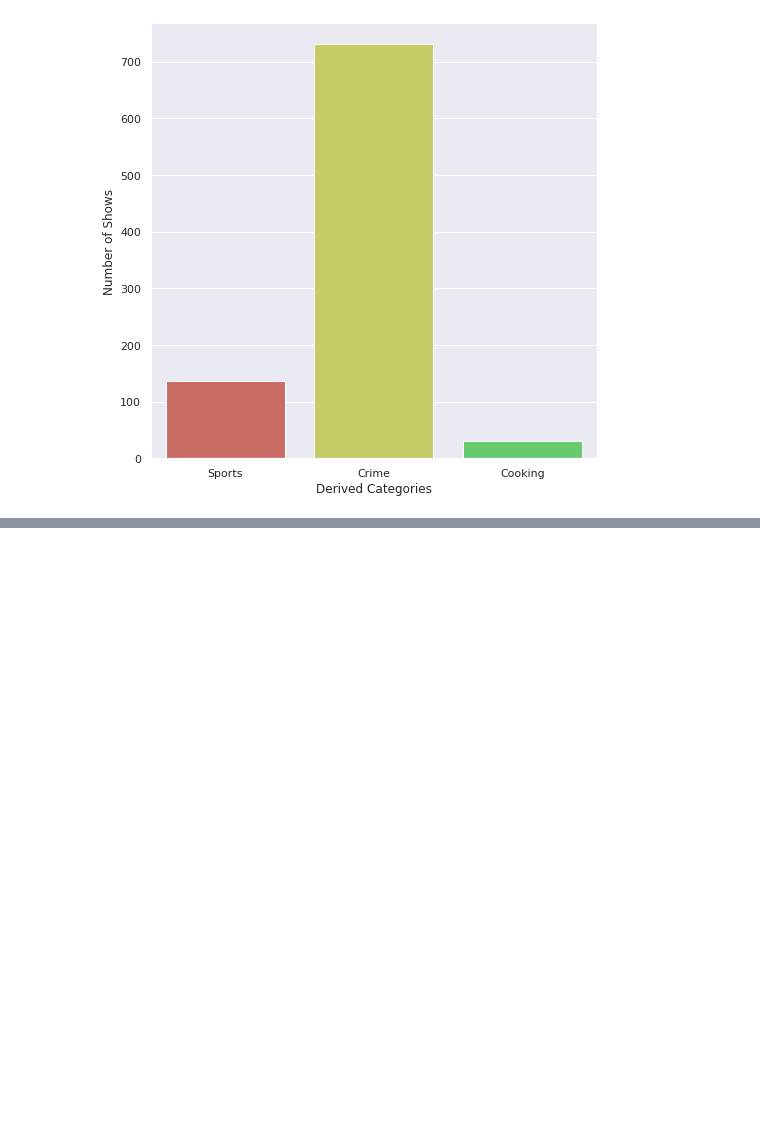
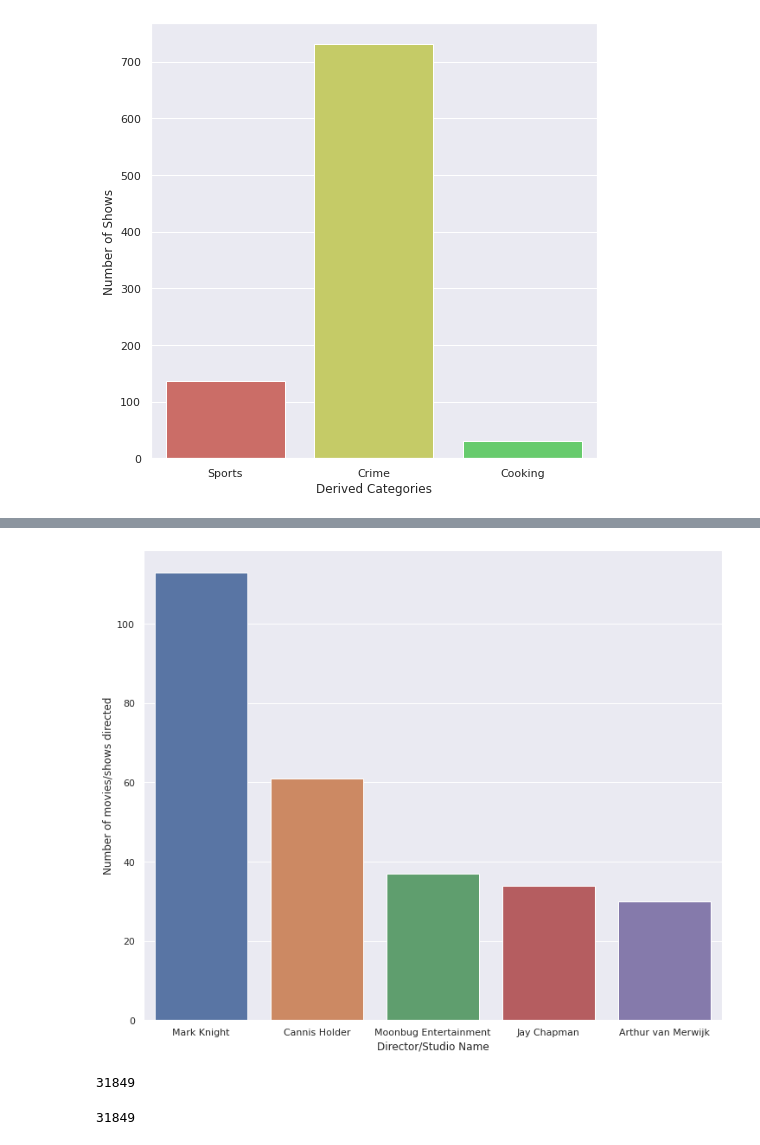
Before and after one commit to Ujwal-B/data_science_practice, a Jupyter notebook: amazonprimedataset-eda.ipynb, the cells around one changed output, grey strips where cells are left out. Cells and saved outputs as stored; diff of their text form; code cells hidden in the pictures; blank space fills up the shorter version.

Commit message:
Added a few categorical plots

```diff
--- a/amazonprimedataset-eda.ipynb
+++ b/amazonprimedataset-eda.ipynb
@@ -275,3 +276,7 @@ sns.set_palette(custom_palette)
 ax = sns.barplot(x=sbdf['Derived Categories'], y=sbdf['Number of Shows'])
 # %% [output]
 [figure]
+# %%
+ddf = df['director'].value_counts().reset_index().head(5)
+ddf.columns = ['Director/Studio Name', 'Number of movies/shows directed']
+ddf
@@ -277,0 +290,28 @@ ax = sns.barplot(x=sbdf['Derived Categories'], y=sbdf['Number of Shows'])
+# %%
+sns.set(rc = {'figure.figsize':(12,10)})
+ax = sns.barplot (x=ddf['Director/Studio Name'], y=ddf['Number of movies/shows directed'])
+# %% [output]
+[figure, added]
+# %%
+cast_set = set()
+for item in df['cast']:
+    if type(item) == str:
+        item = item.split(',')
+        for x in item:
+            x = x.strip()
+            cast_set.add(x)
+print(len(cast_set))
+# %% [output]
+31849
+# %%
+cast_dict = {}
+for item in cast_set:
+    cast_dict[item] = 0
+for item in df['cast']:
+    if type(item) == str:
+        for x in cast_set:
+            if x in item:
+                cast_dict[x] += 1
+len(cast_dict)
+# %% [output]
+31849
```
Also changed, not shown: parts of 21 cells of this notebook.
